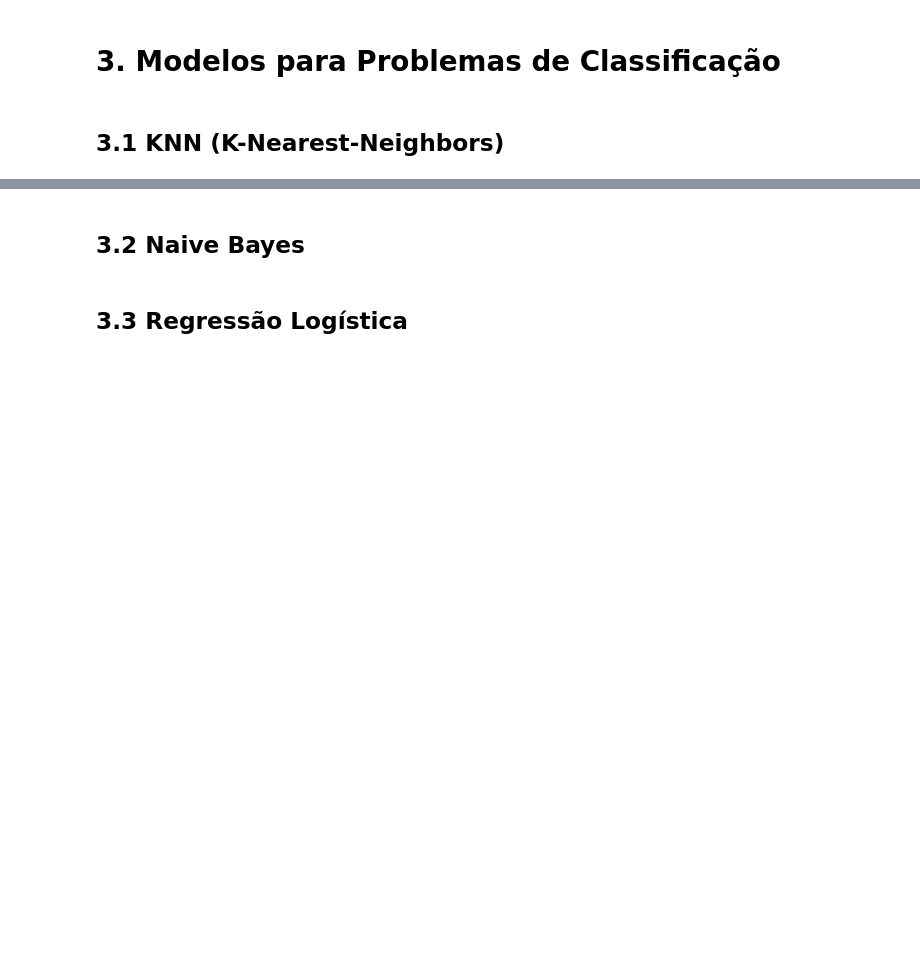
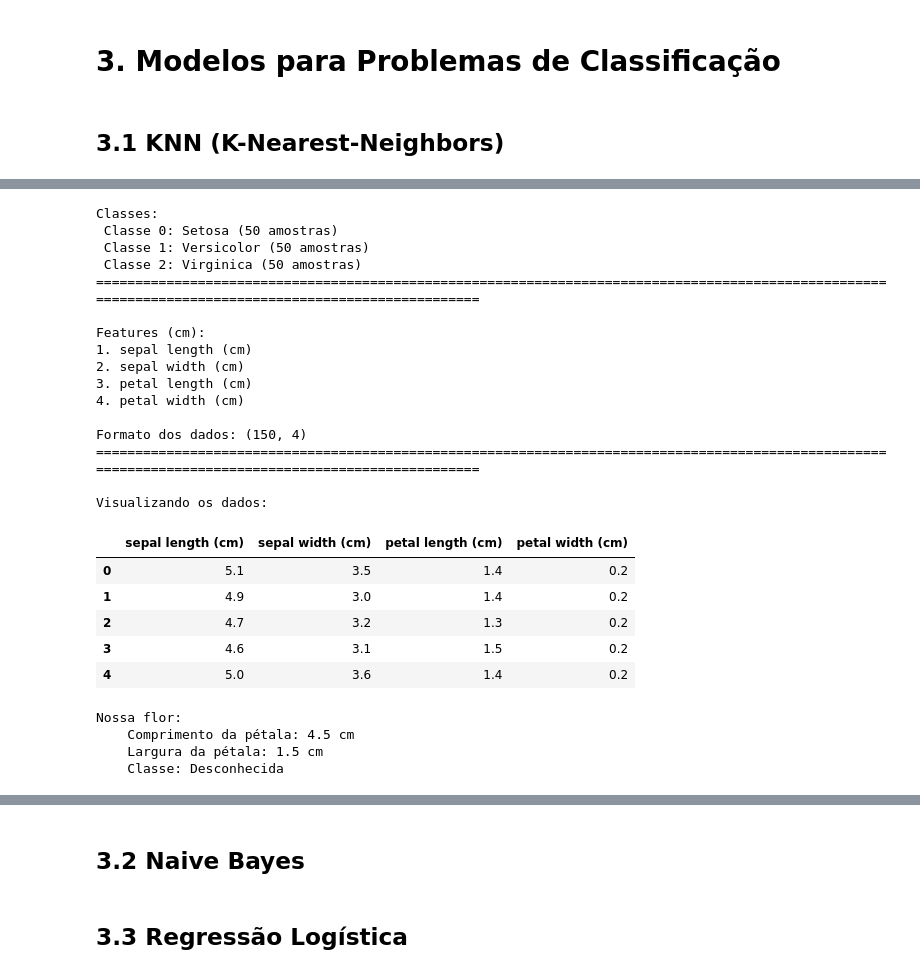
Before and after one commit to GB-Navarro/case-ia-fea-dev, a Jupyter notebook: case_ia.ipynb, the cells around one changed output, grey strips where cells are left out. Drawn from its saved outputs; the diff is of its cells as text; code cells hidden in the pictures; blank space fills up the shorter version.

```diff
--- a/case_ia.ipynb
+++ b/case_ia.ipynb
@@ -355,0 +402,46 @@ Por isso, ao treinar um modelo, é essencial garantir que os dados de entrada re
+# %%
+# CARREGANDO O IRIS DATASET
+iris = load_iris()
+
+X = iris.data # Features: 4 características das flores
+y = iris.target # Labels: 3 classes (0, 1, 2) das flores
+
+print("Classes:")
+for i, nome in enumerate(iris.target_names):
+    print(f" Classe {i}: {nome.capitalize()} ({np.sum(y == i)} amostras)")
+print("===" * 50)
+
+print("\nFeatures (cm):")
+for i, nome in enumerate(iris.feature_names):
+    print(f"{i+1}. {nome}")
+print(f"\nFormato dos dados: {X.shape}")
+print("===" * 50)
+
+# =======================================================
+# VISUALIZANDO OS DADOS
+
+print("\nVisualizando os dados:")
+pd.DataFrame(X, columns=iris.feature_names).head()
+# %% [output]
+Classes:
+ Classe 0: Setosa (50 amostras)
+ Classe 1: Versicolor (50 amostras)
+ Classe 2: Virginica (50 amostras)
+======================================================================================================================================================
+
+Features (cm):
+1. sepal length (cm)
+2. sepal width (cm)
+3. petal length (cm)
+4. petal width (cm)
+
+Formato dos dados: (150, 4)
+======================================================================================================================================================
+
+Visualizando os dados:
+|  | sepal length (cm) | sepal width (cm) | petal length (cm) | petal width (cm) |
+| 0 | 5.1 | 3.5 | 1.4 | 0.2 |
+| 1 | 4.9 | 3.0 | 1.4 | 0.2 |
+| 2 | 4.7 | 3.2 | 1.3 | 0.2 |
+| 3 | 4.6 | 3.1 | 1.5 | 0.2 |
+| 4 | 5.0 | 3.6 | 1.4 | 0.2 |
@@ -355,0 +458,13 @@ Por isso, ao treinar um modelo, é essencial garantir que os dados de entrada re
+# %%
+# Criando a flor que queremos classificar
+novo_ponto = np.array([4.5, 1.5]) # Comprimento e largura da pétala
+
+print("Nossa flor:")
+print(f"    Comprimento da pétala: {novo_ponto[0]} cm")
+print(f"    Largura da pétala: {novo_ponto[1]} cm")
+print(f"    Classe: Desconhecida")
+# %% [output]
+Nossa flor:
+    Comprimento da pétala: 4.5 cm
+    Largura da pétala: 1.5 cm
+    Classe: Desconhecida
```
Also changed, not shown: parts of 14 cells of this notebook, 2 other files.
